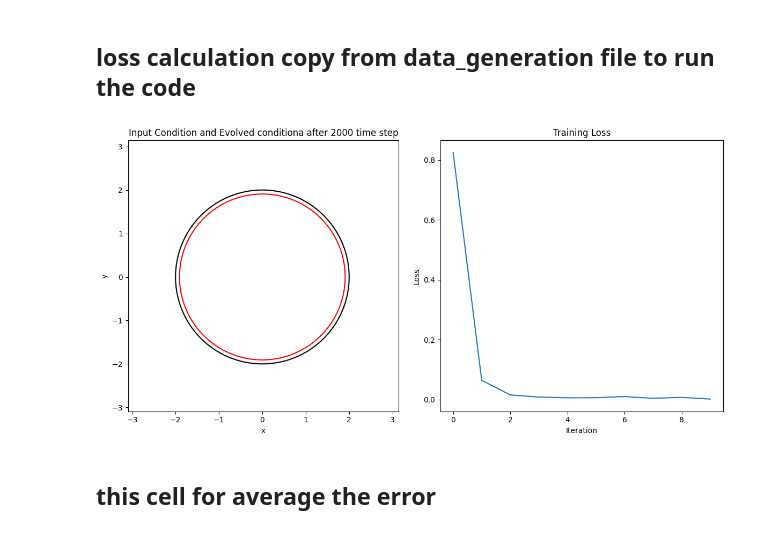
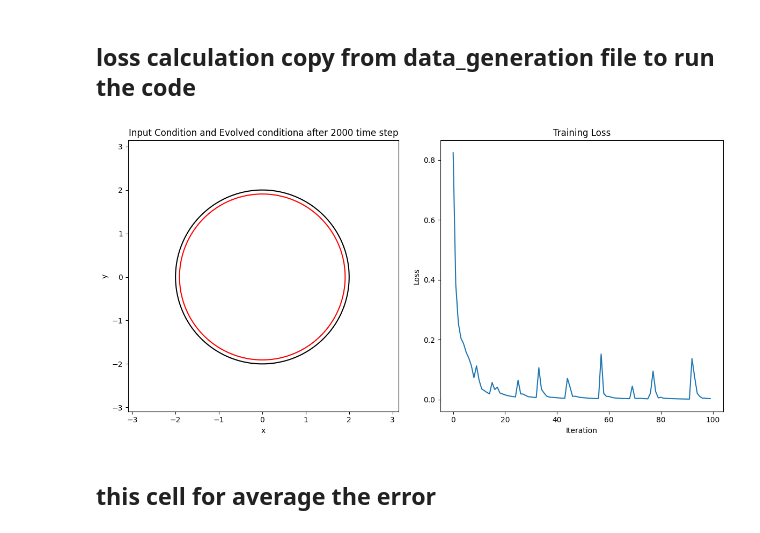
Before and after one commit to manjudhital/master_thesis, a Jupyter notebook: phasefield/loss_calculation.ipynb, the cells around one changed output. Cells and saved outputs as stored; diff of their text form; code cells hidden in the pictures.

```diff
--- a/phasefield/loss_calculation.ipynb
+++ b/phasefield/loss_calculation.ipynb
@@ -538,9 +538,9 @@ class SPiFOL:
 
         # Allen-Cahn equation loss
     #    energy_loss = self.total_energy(u_pred)
-        datadriven_loss = jnp.mean((u_ac - u_nn) ** 2)
+        physical_loss = jnp.mean((u_ac - u_nn) ** 2)
     #    total_loss = distance_loss + energy_loss
-        return datadriven_loss
+        return physical_loss
 
 
    @partial(jit, static_argnums=(0,))
@@ -560,7 +560,7 @@ class SPiFOL:
 
 
             # Logger (log the loss every 100 iterations)
-            if it % 100 == 0:
+            if it % 10 == 0:
                 params = self.get_params(self.opt_state)
                 loss = self.loss_single(params, uk)
                 self.total_loss_log.append(loss)
@@ -642,34 +642,34 @@ model_prediction = model.operator_net(params, input_condition).reshape(N, N)
 
 
 
 # Plot the initial and final states
 fig, axs = plt.subplots(1, 2, figsize=(12, 6))
 
 # Input condition plot
 axs[0].contour(x, y, jnp.real(input_condition.T), levels=[0], colors="black")
 axs[0].contour(x, y, jnp.real(model_prediction.T), levels=[0], colors="red")
 
 axs[0].set_title('Input Condition and Evolved conditiona after 2000 time step')
 axs[0].set_aspect('equal', adjustable='box')
 axs[0].set_xlabel('x')
 axs[0].set_ylabel('y')
 
 
 # #    # Plot loss
 axs[1].plot(model.total_loss_log)
 axs[1].set_title('Training Loss')
 axs[1].set_xlabel('Iteration')
 axs[1].set_ylabel('Loss')
 
 
 
 
 
 
 plt.tight_layout()
 plt.show()
 # %% [output]
-[figure, old version]
+[figure, new version]
 # %% [markdown]
 ## this cell for average the error
 # %%
```
Also changed, not shown: parts of 1 cell of this notebook, 1 other file.
